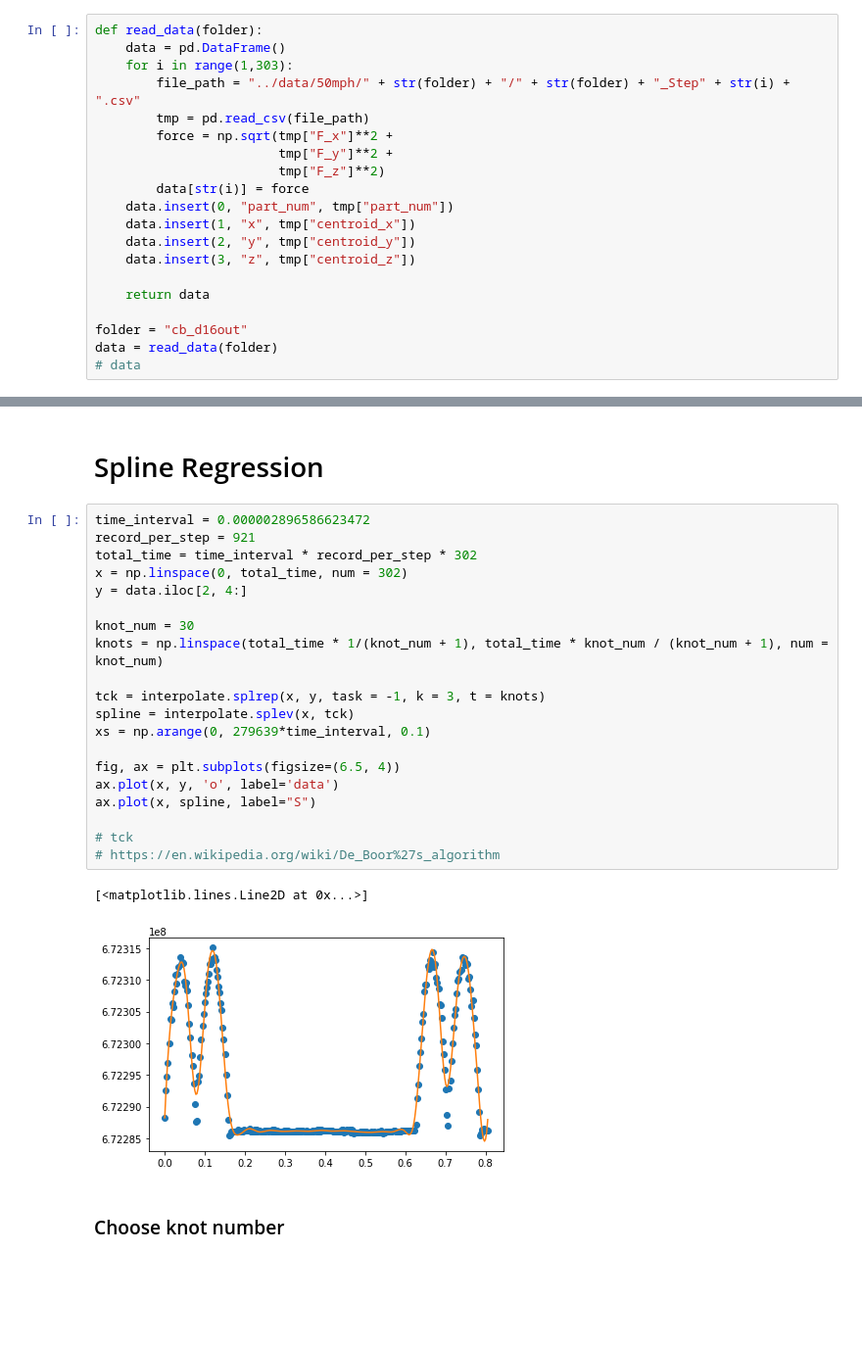
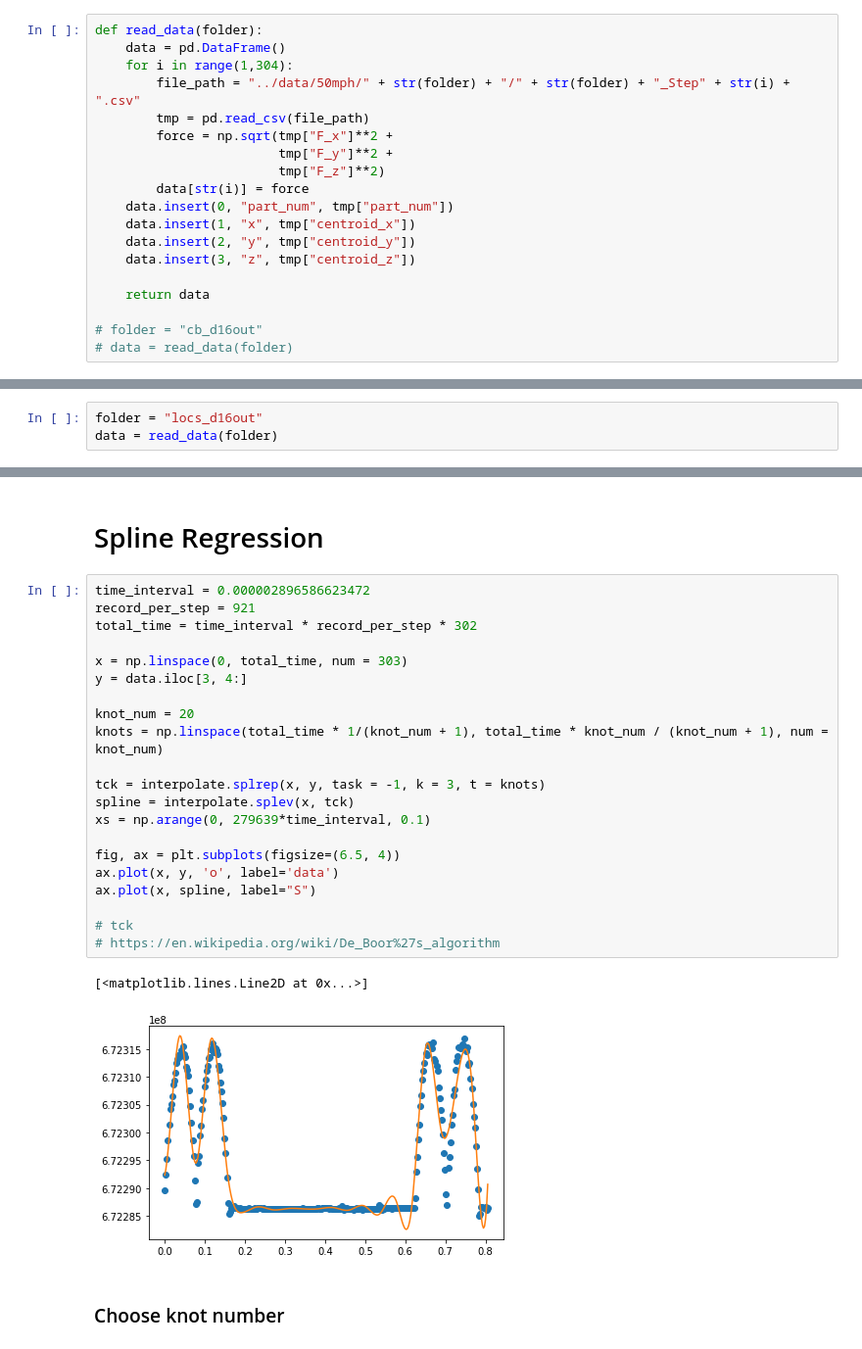
Before and after one commit to Bin0212/BallastClustering, a Jupyter notebook: code/clustering_force_only.ipynb, the cells around one changed output, grey strips where cells are left out. Shown: that part at 98% size. Saved outputs shown, nothing was run; the diff lists cells and outputs as text; blank space fills up the shorter version.

```diff
--- a/code/clustering_force_only.ipynb
+++ b/code/clustering_force_only.ipynb
@@ -18,7 +18,7 @@ from collections import Counter
 # %%
 def read_data(folder):
     data = pd.DataFrame()
-    for i in range(1,303):
+    for i in range(1,304):
         file_path = "../data/50mph/" + str(folder) + "/" + str(folder) + "_Step" + str(i) + ".csv"
         tmp = pd.read_csv(file_path)
         force = np.sqrt(tmp["F_x"]**2 +
@@ -32,8 +32,7 @@ def read_data(folder):
 
     return data
 
-folder = "cb_d16out"
-data = read_data(folder)
-# data
+# folder = "cb_d16out"
+# data = read_data(folder)
 # %% [markdown]
 ### Utility functions
@@ -48,5 +93,8 @@ def preprocess(df):
 # %% [markdown]
 ### EDA (exploratory data analysis)
+# %%
+folder = "locs_d16out"
+data = read_data(folder)
 # %%
 # show force change with time
 fig = plt.figure(figsize=(25, 10))
@@ -62,26 +110,27 @@ for idx in np.arange(50):
 # %%
 time_interval = 0.000002896586623472
 record_per_step = 921
 total_time = time_interval * record_per_step * 302
-x = np.linspace(0, total_time, num = 302)
-y = data.iloc[2, 4:]
 
-knot_num = 30
+x = np.linspace(0, total_time, num = 303)
+y = data.iloc[3, 4:]
+
+knot_num = 20
 knots = np.linspace(total_time * 1/(knot_num + 1), total_time * knot_num / (knot_num + 1), num = knot_num)
 
 tck = interpolate.splrep(x, y, task = -1, k = 3, t = knots)
 spline = interpolate.splev(x, tck)
 xs = np.arange(0, 279639*time_interval, 0.1)
 
 fig, ax = plt.subplots(figsize=(6.5, 4))
 ax.plot(x, y, 'o', label='data')
 ax.plot(x, spline, label="S")
 
 # tck
 # https://en.wikipedia.org/wiki/De_Boor%27s_algorithm
 # %% [output]
 [<matplotlib.lines.Line2D at 0x...>]
-[figure, old version]
+[figure, new version]
 # %% [markdown]
 ### Choose knot number
 # %%
```
Also changed, not shown: parts of 11 cells of this notebook.
